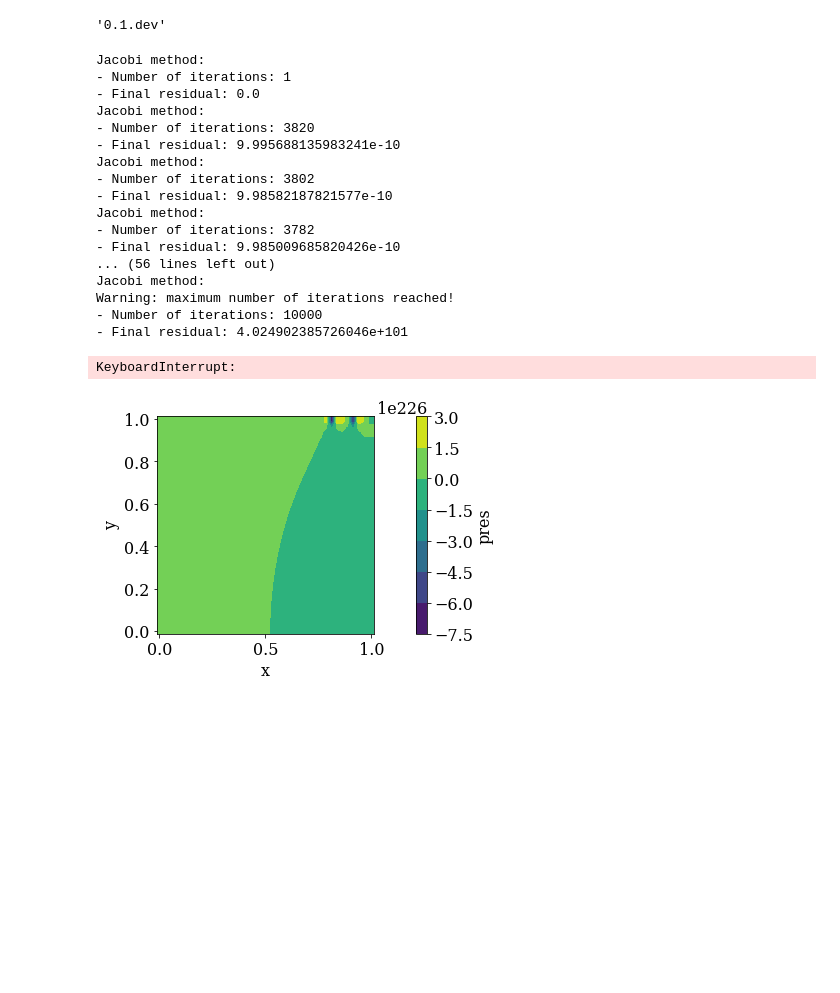
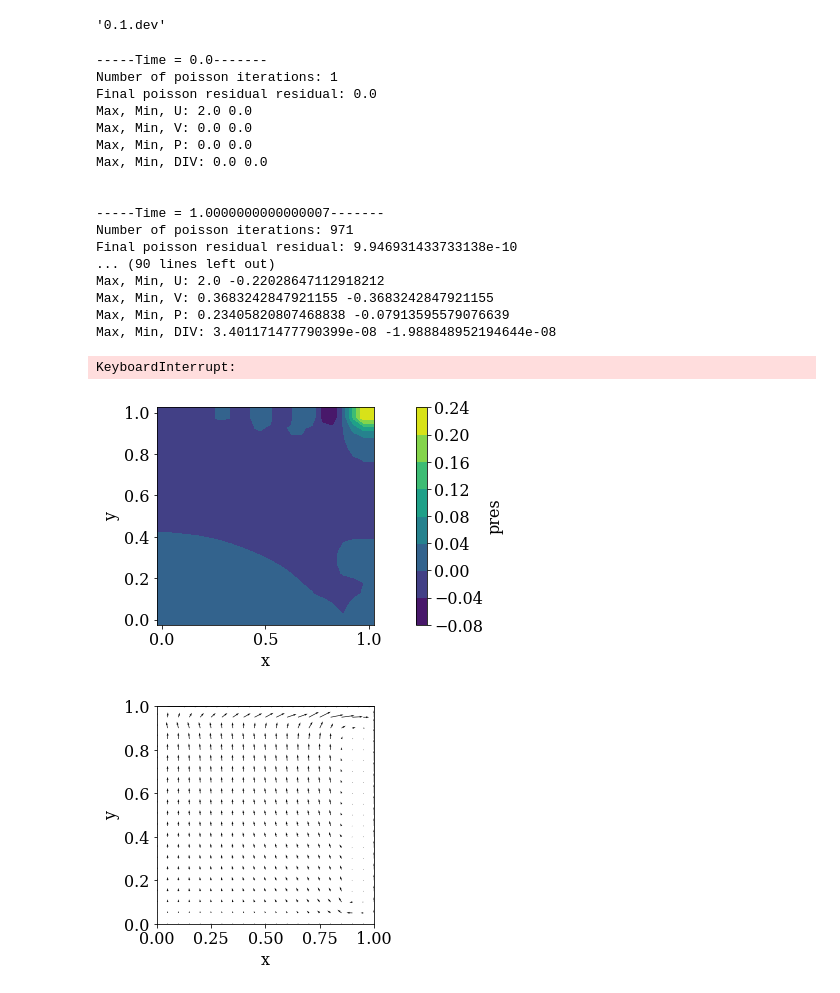
Before and after one commit to akashdhruv/FlowX, a Jupyter notebook: examples/ins/ins.ipynb, the cells around one changed output. Saved outputs shown, nothing was run; the diff lists cells and outputs as text; code cells hidden in the pictures; blank space fills up the shorter version.

```diff
--- a/examples/ins/ins.ipynb
+++ b/examples/ins/ins.ipynb
@@ -7,19 +7,19 @@ mae6225.__version__
 '0.1.dev'
 # %%
 # Define grid parameters
-nx, ny = 40, 40
+nx, ny = 20, 20
 xmin, xmax = 0.0, 1.0
 ymin, ymax = 0.0, 1.0
 
-Re   = 100
-dt   = 0.001
+Re   = 1000
+dt   = 0.01
 tmax = 10.
 
 # Define cell-centered variable names
-center_vars = ['pres', 'divc']
-face_vars   = ['velc', 'conv', 'diff']
+center_vars = ['pres', 'divp', 'divc','asol','eror']
+face_vars   = ['velc', 'hvar','asol','eror']
 
-# Define boundary conditions for variable pressure and velocity
+# Define boundary conditions for variable pressure and velocity [left, right, bottom, top]
 bc_type_pres = {'pres': ['neumann', 'neumann', 'neumann', 'neumann']}
 bc_val_pres  = {'pres': [0.0, 0.0, 0.0, 0.0]}
 
@@ -43,41 +43,58 @@ gridy = mae6225.Grid('y-face', face_vars,
                     nx, ny, xmin, xmax, ymin, ymax,
                     user_bc_type=bc_type_v, user_bc_val=bc_val_v)
 # %%
-t = 0.0
+t  = 0.0
+nt = 0
 
 while(t<=tmax):
 
-    mae6225.ins.predictor(gridx, gridy, 'velc', 'conv', 'diff', Re, dt)
+    # Calculate predicted velocity: u* = dt*H(u^n)
+    mae6225.ins.predictor(gridx, gridy, 'velc', 'hvar', Re, dt)
 
+    # Calculate RHS for the pressure Poission solver div(u)/dt
+    mae6225.ins.divergence(gridc, gridx, gridy, 'velc', 'divp', ifac=dt)
+
+    # Solve the pressure Poisson equation
+    ites, res = mae6225.poisson.solve_jacobi(gridc, 'pres', 'divp',
+                                         maxiter=10000, tol=1e-9)
+
+    # Calculate corrected velocity u^n+1 = u* - dt * grad(P)
+    mae6225.ins.corrector(gridc, gridx, gridy, 'velc', 'pres', dt)
+
+    # Calculate divergence of the corrected velocity to display stats
     mae6225.ins.divergence(gridc, gridx, gridy, 'velc', 'divc')
 
-    ites, res = mae6225.poisson.solve_jacobi(gridc, 'pres', 'divc',
-                                         maxiter=10000, tol=1e-9, verbose=True)
+    # Calculate stats
+    ins_stats = mae6225.ins.stats(gridc, gridx, gridy, 'velc', 'pres', 'divc')
 
-    mae6225.ins.corrector(gridc, gridx, gridy, 'velc', 'pres', dt)
+    # Display stats
+    if(nt%100==0): mae6225.io.display_stats(t,ites,res,ins_stats)
 
-    t = t+dt
+    t  = t+dt
+    nt = nt+1
 # %% [output]
-Jacobi method:
-- Number of iterations: 1
-- Final residual: 0.0
-Jacobi method:
-- Number of iterations: 3820
-- Final residual: 9.995688135983241e-10
-Jacobi method:
-- Number of iterations: 3802
-- Final residual: 9.98582187821577e-10
-Jacobi method:
-- Number of iterations: 3782
-- Final residual: 9.985009685820426e-10
-... (56 lines left out)
-Jacobi method:
-Warning: maximum number of iterations reached!
-- Number of iterations: 10000
-- Final residual: 4.024902385726046e+101
+-----Time = 0.0-------
+Number of poisson iterations: 1
+Final poisson residual residual: 0.0
+Max, Min, U: 2.0 0.0
+Max, Min, V: 0.0 0.0
+Max, Min, P: 0.0 0.0
+Max, Min, DIV: 0.0 0.0
+
+
+-----Time = 1.0000000000000007-------
+Number of poisson iterations: 971
+Final poisson residual residual: 9.946931433733138e-10
+... (90 lines left out)
+Max, Min, U: 2.0 -0.22028647112918212
+Max, Min, V: 0.3683242847921155 -0.3683242847921155
+Max, Min, P: 0.23405820807468838 -0.07913595579076639
+Max, Min, DIV: 3.401171477790399e-08 -1.988848952194644e-08
 KeyboardInterrupt:
 # %%
 # Plot the analytical solution
 mae6225.io.plot_contour(gridc, 'pres')
+mae6225.io.plot_vector(gridx,gridy,'velc')
 # %% [output]
-[figure, old version]
+[figure, new version]
+[figure, added]
```
Also changed, not shown: parts of 1 cell of this notebook, 17 other files.
